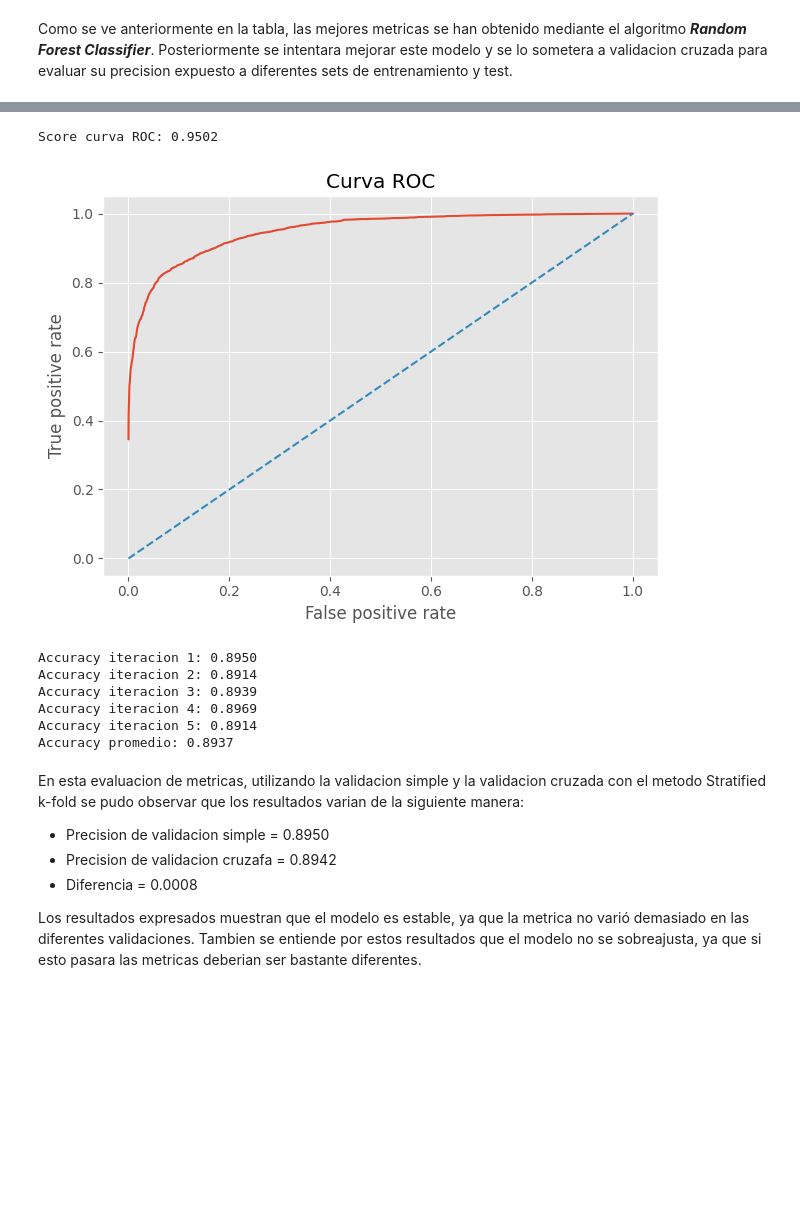
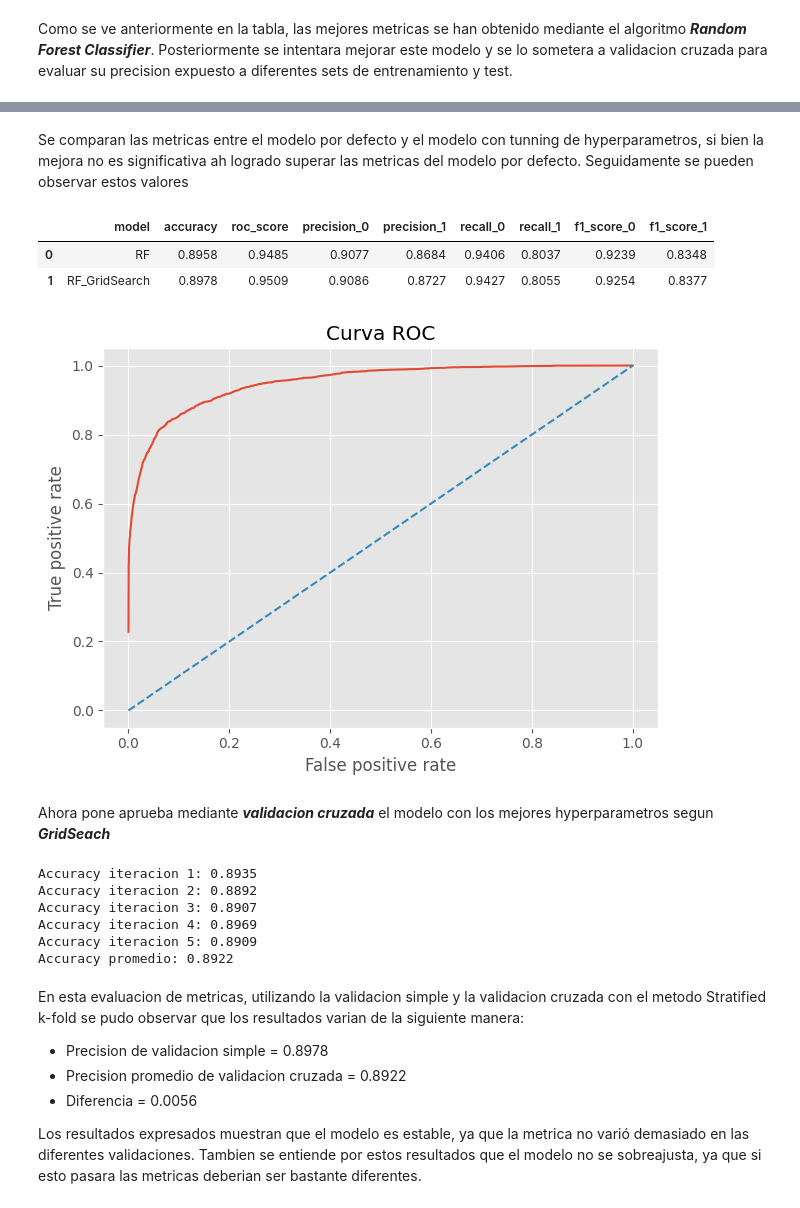
Before and after one commit to arielRas/CoderHouseDataScience-ProyectoFinal, a Jupyter notebook: CoderHouseDataScience-ProyectoFinal.ipynb, the cells around one changed output, grey strips where cells are left out. Drawn from its saved outputs; the diff is of its cells as text; code cells hidden in the pictures; blank space fills up the shorter version.

```diff
--- a/CoderHouseDataScience-ProyectoFinal.ipynb
+++ b/CoderHouseDataScience-ProyectoFinal.ipynb
@@ -1269,0 +1239,22 @@ weighted avg       0.90      0.90      0.90     11924
+# %%
+#GRILLA DE HIPERPARAMETROS
+param_grid = {
+    'criterion' : ['entropy','gini'],
+    'n_estimators': [200, 300],
+    'max_depth': [10, 18, 20],
+    'min_samples_split': [5, 10],
+    'min_samples_leaf': [1, 2],
+    'bootstrap': [True, False],
+    'random_state': [42]
+}
+
+#INSTANCIA Y ENTRENAMIENTO DEL MODELO
+model = GridSearchCV(estimator=RandomForestClassifier(),
+                     param_grid=param_grid,
+                     cv=3, n_jobs=-1,
+                     scoring='accuracy')
+
+model.fit(X_train, y_train)
+
+#PREDICCION
+y_pred = model.predict(X_test)
@@ -1270,14 +1272,33 @@ weighted avg       0.90      0.90      0.90     11924
+# %% [markdown]
+Se comparan las metricas entre el modelo por defecto y el modelo con tunning de hyperparametros, si bien la mejora no es significativa ah logrado superar las metricas del modelo por defecto. Seguidamente se pueden observar estos valores
+# %%
+#COMPARACION DE METRICAS ENTRE RF Y RF CON TUNNING DE HYPERPARAMETROS
+y_prob = model.predict_proba(X_test)[:,1]
+comparison = [metrics_list[2], Metrics().get_metrics('RF_GridSearch',y_test, y_pred, y_prob)]
+pd.DataFrame(comparison)
+# %% [output]
+|  | model | accuracy | roc_score | precision_0 | precision_1 | recall_0 | recall_1 | f1_score_0 | f1_score_1 |
+| 0 | RF | 0.8958 | 0.9485 | 0.9077 | 0.8684 | 0.9406 | 0.8037 | 0.9239 | 0.8348 |
+| 1 | RF_GridSearch | 0.8978 | 0.9509 | 0.9086 | 0.8727 | 0.9427 | 0.8055 | 0.9254 | 0.8377 |
 # %%
-#CURVA ROC
-y_prob = model.predict_proba(X_test)[:,1]
-print(f'Score curva ROC: {roc_auc_score(y_test, y_prob):.4f}')
+#CURVA ROC RF_GRIDSEARCH
 Metrics.plot_roc_curve(y_test, y_prob)
 # %% [output]
-Score curva ROC: 0.9502
-[figure, old version]
+[figure, new version]
+# %% [markdown]
+Ahora pone aprueba mediante ***validacion cruzada*** el modelo con los mejores hyperparametros segun ***GridSeach***
 # %%
 #VALIDACION CRUZADA
 from sklearn.model_selection import StratifiedKFold
+
+#INSTANCIA DEL MODELO CON LOS PARAMETROS DE GRIDSEARCH
+model = RandomForestClassifier( max_depth=20,
+                                criterion='gini',
+                                n_estimators=300,
+                                min_samples_leaf=1,
+                                min_samples_split=5,
+                                bootstrap=False,
+                                random_state=42)
 
 #SE INSTANCIA MODELO DE VALIDACION CRUZADA
 skf = StratifiedKFold(n_splits=5, shuffle=True, random_state=42)
@@ -1303,19 +1324,19 @@ for k in range(skf.get_n_splits(x,y)):
     accuracies.append(accuracy)
     print(f'Accuracy iteracion {k+1}: {accuracy:.4f}')
 
-#PROMEDIO DE ACCURACY
+#PROMEDIO DE ACCURACY CV
 print(f'Accuracy promedio: {np.array(accuracies).mean():.4f}')
 # %% [output]
-Accuracy iteracion 1: 0.8950
-Accuracy iteracion 2: 0.8914
-Accuracy iteracion 3: 0.8939
+Accuracy iteracion 1: 0.8935
+Accuracy iteracion 2: 0.8892
+Accuracy iteracion 3: 0.8907
 Accuracy iteracion 4: 0.8969
-Accuracy iteracion 5: 0.8914
-Accuracy promedio: 0.8937
+Accuracy iteracion 5: 0.8909
+Accuracy promedio: 0.8922
 # %% [markdown]
 En esta evaluacion de metricas, utilizando la validacion simple y la validacion cruzada con el metodo Stratified k-fold se pudo observar que los resultados varian de la siguiente manera:
-- Precision de validacion simple = 0.8950
-- Precision de validacion cruzafa = 0.8942
-- Diferencia = 0.0008
+- Precision de validacion simple = 0.8978
+- Precision promedio de validacion cruzada = 0.8922
+- Diferencia = 0.0056
 
 Los resultados expresados muestran que el modelo es estable, ya que la metrica no varió demasiado en las diferentes validaciones. Tambien se entiende por estos resultados que el modelo no se sobreajusta, ya que si esto pasara las metricas deberian ser bastante diferentes.
```
Also changed, not shown: parts of 8 cells of this notebook.
